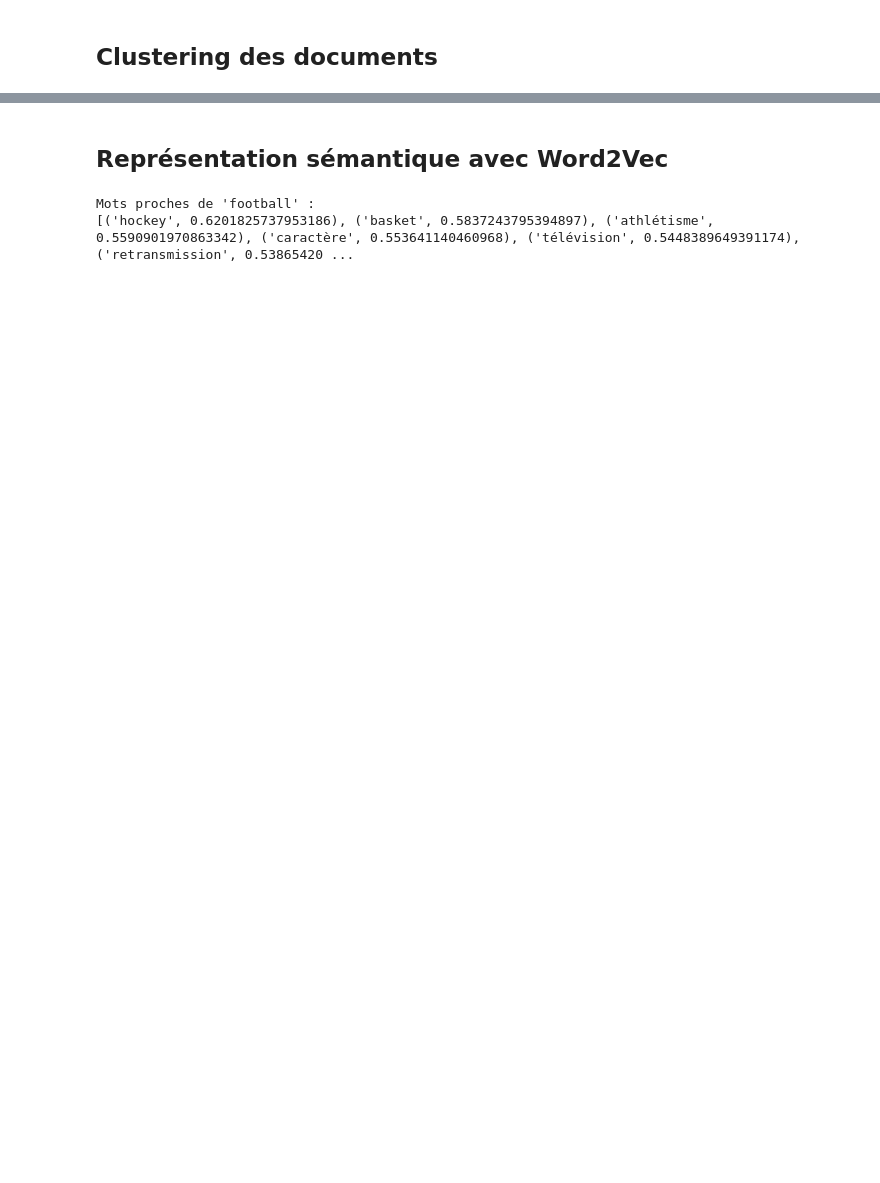
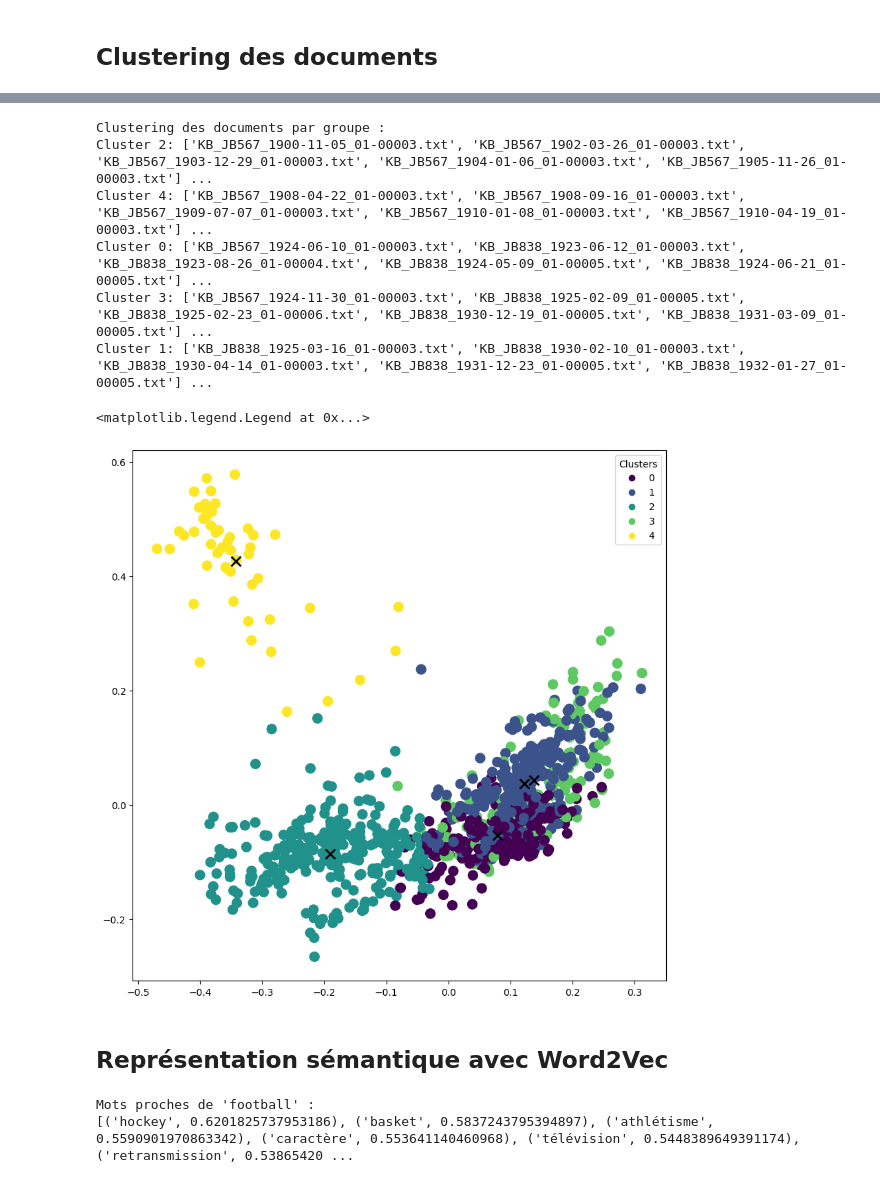
Before and after one commit to MarouaneBidoukhach/tac, a Jupyter notebook: tps/tp4/tp4.ipynb, the cells around one changed output, grey strips where cells are left out. Drawn from its saved outputs; the diff is of its cells as text; code cells hidden in the pictures; blank space fills up the shorter version.

```diff
--- a/tps/tp4/tp4.ipynb
+++ b/tps/tp4/tp4.ipynb
@@ -243,0 +232,65 @@ Name: filename, dtype: object
+# %%
+import os
+import string
+import matplotlib.pyplot as plt
+import pandas as pd
+import numpy as np
+from nltk.tokenize import word_tokenize
+from nltk.corpus import stopwords
+from sklearn.cluster import KMeans
+from sklearn.feature_extraction.text import TfidfVectorizer
+from sklearn.decomposition import PCA
+from scipy.spatial.distance import cosine
+import nltk
+from collections import defaultdict
+
+nltk.download('punkt')
+nltk.download('stopwords')
+
+data_path = "C:/Users/Marouane Bidoukhach/TAC2/tac/data/CAMille/"
+
+def load_files(data_path):
+    files = [f for f in sorted(os.listdir(data_path)) if f.endswith('.txt')]
+    texts = [open(os.path.join(data_path, f), encoding='utf-8').read() for f in files]
+    return files, texts
+
+files, texts = load_files(data_path)
+
+def preprocessing(text):
+    text = text.translate(str.maketrans('', '', string.punctuation))
+    tokens = word_tokenize(text.lower())
+    stop_words = set(stopwords.words('french'))
+    tokens = [word for word in tokens if word not in stop_words and word.isalpha()]
+    return ' '.join(tokens)
+
+processed_texts = [preprocessing(text) for text in texts]
+
+vectorizer = TfidfVectorizer(max_df=0.5, min_df=0.1)
+tfidf_vectors = vectorizer.fit_transform(processed_texts)
+
+N_CLUSTERS = 5
+km_model = KMeans(n_clusters=N_CLUSTERS, random_state=42)
+clusters = km_model.fit_predict(tfidf_vectors)
+
+clustering = defaultdict(list)
+for idx, label in enumerate(clusters):
+    clustering[label].append(files[idx])
+
+print("Clustering des documents par groupe :")
+for cluster_id, docs in clustering.items():
+    print(f"Cluster {cluster_id}: {docs[:5]} ...")
+
+pca = PCA(n_components=2)
+reduced_vectors = pca.fit_transform(tfidf_vectors.toarray())
+
+x_axis = reduced_vectors[:, 0]
+y_axis = reduced_vectors[:, 1]
+
+plt.figure(figsize=(10,10))
+scatter = plt.scatter(x_axis, y_axis, s=100, c=clusters)
+
+centroids = pca.transform(km_model.cluster_centers_)
+plt.scatter(centroids[:, 0], centroids[:, 1],  marker = "x", s=100, linewidths = 2, color='black')
+
+plt.legend(handles=scatter.legend_elements()[0], labels=set(clusters), title="Clusters")
+# %% [output]
@@ -244,3 +303,11 @@ Name: filename, dtype: object
+Clustering des documents par groupe :
+Cluster 2: ['KB_JB567_1900-11-05_01-00003.txt', 'KB_JB567_1902-03-26_01-00003.txt', 'KB_JB567_1903-12-29_01-00003.txt', 'KB_JB567_1904-01-06_01-00003.txt', 'KB_JB567_1905-11-26_01-00003.txt'] ...
+Cluster 4: ['KB_JB567_1908-04-22_01-00003.txt', 'KB_JB567_1908-09-16_01-00003.txt', 'KB_JB567_1909-07-07_01-00003.txt', 'KB_JB567_1910-01-08_01-00003.txt', 'KB_JB567_1910-04-19_01-00003.txt'] ...
+Cluster 0: ['KB_JB567_1924-06-10_01-00003.txt', 'KB_JB838_1923-06-12_01-00003.txt', 'KB_JB838_1923-08-26_01-00004.txt', 'KB_JB838_1924-05-09_01-00005.txt', 'KB_JB838_1924-06-21_01-00005.txt'] ...
+Cluster 3: ['KB_JB567_1924-11-30_01-00003.txt', 'KB_JB838_1925-02-09_01-00005.txt', 'KB_JB838_1925-02-23_01-00006.txt', 'KB_JB838_1930-12-19_01-00005.txt', 'KB_JB838_1931-03-09_01-00005.txt'] ...
+Cluster 1: ['KB_JB838_1925-03-16_01-00003.txt', 'KB_JB838_1930-02-10_01-00003.txt', 'KB_JB838_1930-04-14_01-00003.txt', 'KB_JB838_1931-12-23_01-00005.txt', 'KB_JB838_1932-01-27_01-00005.txt'] ...
+<matplotlib.legend.Legend at 0x...>
+[figure, added]
 # %% [markdown]
 ## Représentation sémantique avec Word2Vec
 # %%
```
Also changed, not shown: parts of 12 cells of this notebook, 1 other file.
